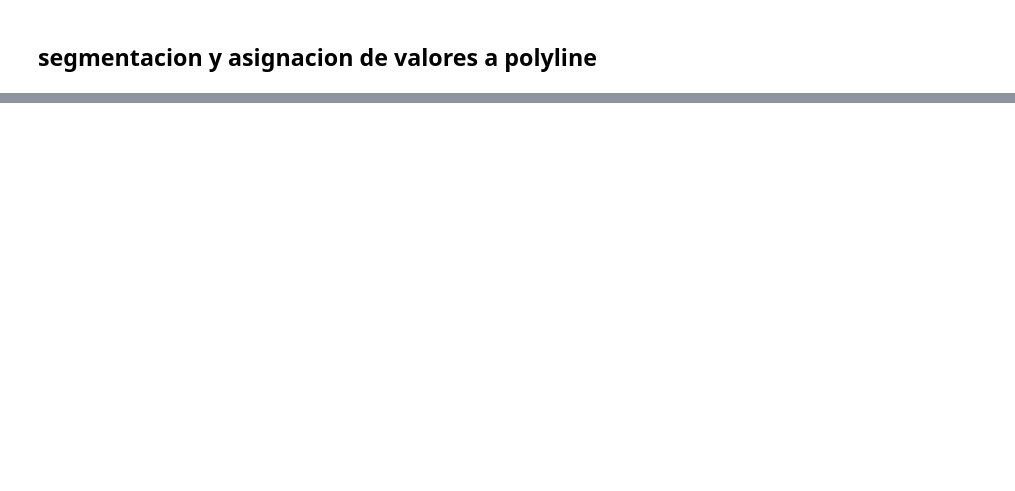
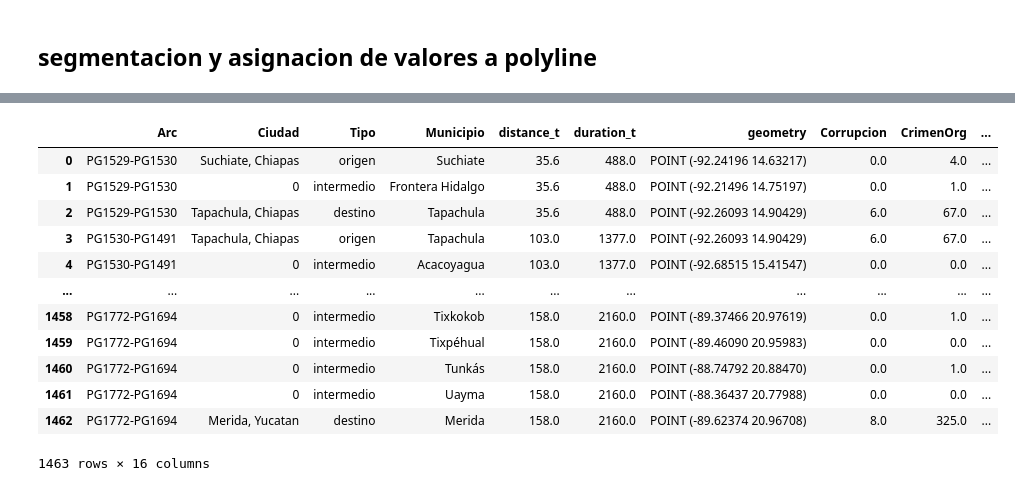
Before and after one commit to puriarter21/Mapa_Migracion_Irregular_Mexico, a Jupyter notebook: 1. Mapas/1. Mapas/Metodo_1/rutas_combinaciones.ipynb, the cells around one changed output, grey strips where cells are left out. Drawn from its saved outputs; the diff is of its cells as text; code cells hidden in the pictures; blank space fills up the shorter version.

```diff
--- a/1. Mapas/1. Mapas/Metodo_1/rutas_combinaciones.ipynb
+++ b/1. Mapas/1. Mapas/Metodo_1/rutas_combinaciones.ipynb
@@ -1267,0 +1514,16 @@ segmentos = segmentos.set_crs(epsg=4326)  # Asegúrate de que el CRS sea el mism
+# %%
+combined_gdf_sorted
+# %% [output]
+|  | Arc | Ciudad | Tipo | Municipio | distance_t | duration_t | geometry | Corrupcion | CrimenOrg | ... |
+| 0 | PG1529-PG1530 | Suchiate, Chiapas | origen | Suchiate | 35.6 | 488.0 | POINT (-92.24196 14.63217) | 0.0 | 4.0 | ... |
+| 1 | PG1529-PG1530 | 0 | intermedio | Frontera Hidalgo | 35.6 | 488.0 | POINT (-92.21496 14.75197) | 0.0 | 1.0 | ... |
+| 2 | PG1529-PG1530 | Tapachula, Chiapas | destino | Tapachula | 35.6 | 488.0 | POINT (-92.26093 14.90429) | 6.0 | 67.0 | ... |
+| 3 | PG1530-PG1491 | Tapachula, Chiapas | origen | Tapachula | 103.0 | 1377.0 | POINT (-92.26093 14.90429) | 6.0 | 67.0 | ... |
+| 4 | PG1530-PG1491 | 0 | intermedio | Acacoyagua | 103.0 | 1377.0 | POINT (-92.68515 15.41547) | 0.0 | 0.0 | ... |
+| ... | ... | ... | ... | ... | ... | ... | ... | ... | ... | ... |
+| 1458 | PG1772-PG1694 | 0 | intermedio | Tixkokob | 158.0 | 2160.0 | POINT (-89.37466 20.97619) | 0.0 | 1.0 | ... |
+| 1459 | PG1772-PG1694 | 0 | intermedio | Tixpéhual | 158.0 | 2160.0 | POINT (-89.46090 20.95983) | 0.0 | 0.0 | ... |
+| 1460 | PG1772-PG1694 | 0 | intermedio | Tunkás | 158.0 | 2160.0 | POINT (-88.74792 20.88470) | 0.0 | 1.0 | ... |
+| 1461 | PG1772-PG1694 | 0 | intermedio | Uayma | 158.0 | 2160.0 | POINT (-88.36437 20.77988) | 0.0 | 0.0 | ... |
+| 1462 | PG1772-PG1694 | Merida, Yucatan | destino | Merida | 158.0 | 2160.0 | POINT (-89.62374 20.96708) | 8.0 | 325.0 | ... |
+1463 rows × 16 columns
```
Also changed, not shown: parts of 63 cells of this notebook, 9 other files.
